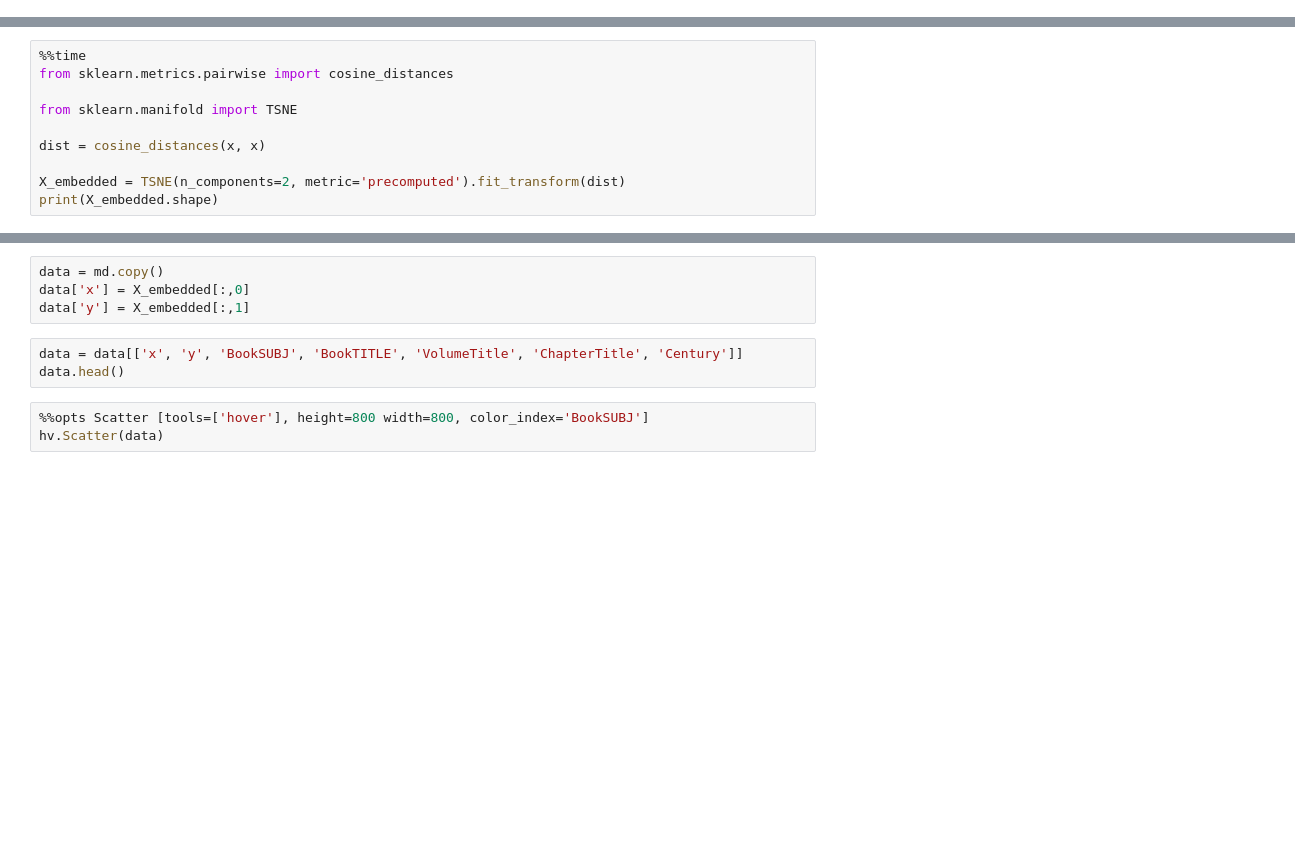
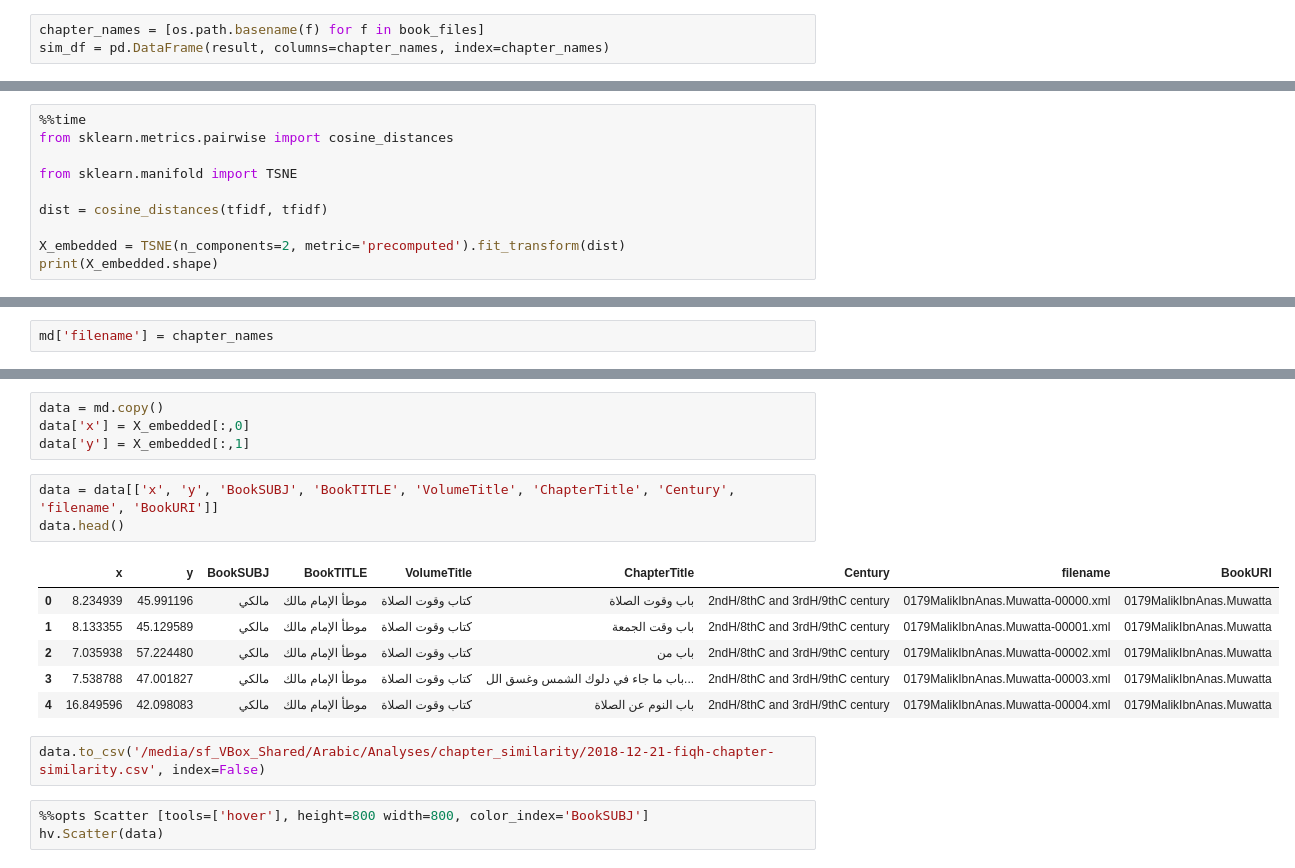
Before and after one commit to arabic-digital-humanities/adhtools, a Jupyter notebook: notebooks/fiqh-chapter-similarity.ipynb, the cells around one changed output, grey strips where cells are left out. Saved outputs shown, nothing was run; the diff lists cells and outputs as text; blank space fills up the shorter version.

```diff
--- a/notebooks/fiqh-chapter-similarity.ipynb
+++ b/notebooks/fiqh-chapter-similarity.ipynb
@@ -121,0 +144,3 @@ print(result)
+# %%
+chapter_names = [os.path.basename(f) for f in book_files]
+sim_df = pd.DataFrame(result, columns=chapter_names, index=chapter_names)
@@ -197,7 +237,7 @@ from sklearn.metrics.pairwise import cosine_distances
 
 from sklearn.manifold import TSNE
 
-dist = cosine_distances(x, x)
+dist = cosine_distances(tfidf, tfidf)
 
 X_embedded = TSNE(n_components=2, metric='precomputed').fit_transform(dist)
 print(X_embedded.shape)
@@ -239,3 +299,5 @@ md.head()
+# %%
+md['filename'] = chapter_names
 # %%
 import numpy as np
 import pandas as pd
@@ -248,8 +317,17 @@ data = md.copy()
 data['x'] = X_embedded[:,0]
 data['y'] = X_embedded[:,1]
 # %%
-data = data[['x', 'y', 'BookSUBJ', 'BookTITLE', 'VolumeTitle', 'ChapterTitle', 'Century']]
+data = data[['x', 'y', 'BookSUBJ', 'BookTITLE', 'VolumeTitle', 'ChapterTitle', 'Century', 'filename', 'BookURI']]
 data.head()
+# %% [output]
+|  | x | y | BookSUBJ | BookTITLE | VolumeTitle | ChapterTitle | Century | filename | BookURI |
+| 0 | 8.234939 | 45.991196 | مالكي | موطأ الإمام مالك | كتاب وقوت الصلاة | باب وقوت الصلاة | 2ndH/8thC and 3rdH/9thC century | 0179MalikIbnAnas.Muwatta-00000.xml | 0179MalikIbnAnas.Muwatta |
+| 1 | 8.133355 | 45.129589 | مالكي | موطأ الإمام مالك | كتاب وقوت الصلاة | باب وقت الجمعة | 2ndH/8thC and 3rdH/9thC century | 0179MalikIbnAnas.Muwatta-00001.xml | 0179MalikIbnAnas.Muwatta |
+| 2 | 7.035938 | 57.224480 | مالكي | موطأ الإمام مالك | كتاب وقوت الصلاة | باب من | 2ndH/8thC and 3rdH/9thC century | 0179MalikIbnAnas.Muwatta-00002.xml | 0179MalikIbnAnas.Muwatta |
+| 3 | 7.538788 | 47.001827 | مالكي | موطأ الإمام مالك | كتاب وقوت الصلاة | باب ما جاء في دلوك الشمس وغسق الل... | 2ndH/8thC and 3rdH/9thC century | 0179MalikIbnAnas.Muwatta-00003.xml | 0179MalikIbnAnas.Muwatta |
+| 4 | 16.849596 | 42.098083 | مالكي | موطأ الإمام مالك | كتاب وقوت الصلاة | باب النوم عن الصلاة | 2ndH/8thC and 3rdH/9thC century | 0179MalikIbnAnas.Muwatta-00004.xml | 0179MalikIbnAnas.Muwatta |
+# %%
+data.to_csv('/media/sf_VBox_Shared/Arabic/Analyses/chapter_similarity/2018-12-21-fiqh-chapter-similarity.csv', index=False)
 # %%
 %%opts Scatter [tools=['hover'], height=800 width=800, color_index='BookSUBJ']
 hv.Scatter(data)
```
Also changed, not shown: parts of 23 cells of this notebook, 1 other file.
